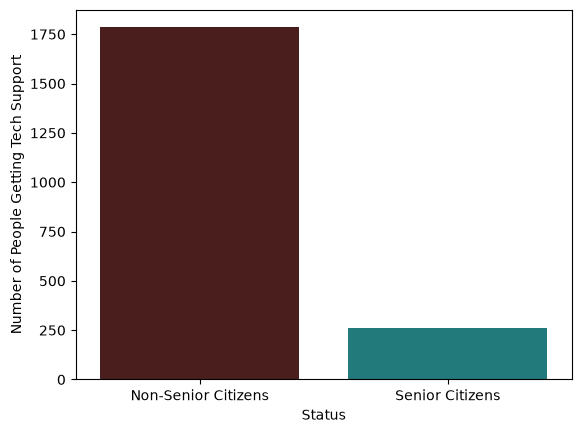
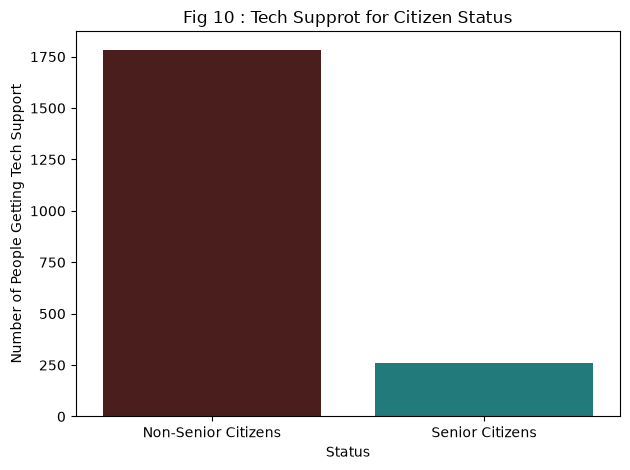
The notebook cell's code change between the first figure and the second:
--- before
+++ after
@@ -7,4 +7,8 @@
 sns.barplot(data=tech_support_citizen_status, x="SeniorCitizen", y='TechSupport', palette=["#531616", '#158888'])
 plt.xticks(ticks=[0,1], labels=['Non-Senior Citizens', 'Senior Citizens'])
+plt.title('Fig 10 : Tech Supprot for Citizen Status')
 plt.xlabel('Status')
 plt.ylabel('Number of People Getting Tech Support')
+plt.tight_layout()
+plt.savefig('./results/11_support_level_by status.png', dpi=300)
+plt.show()

Commit: Add citizen status-tech support image and update high risk segment and recommendations